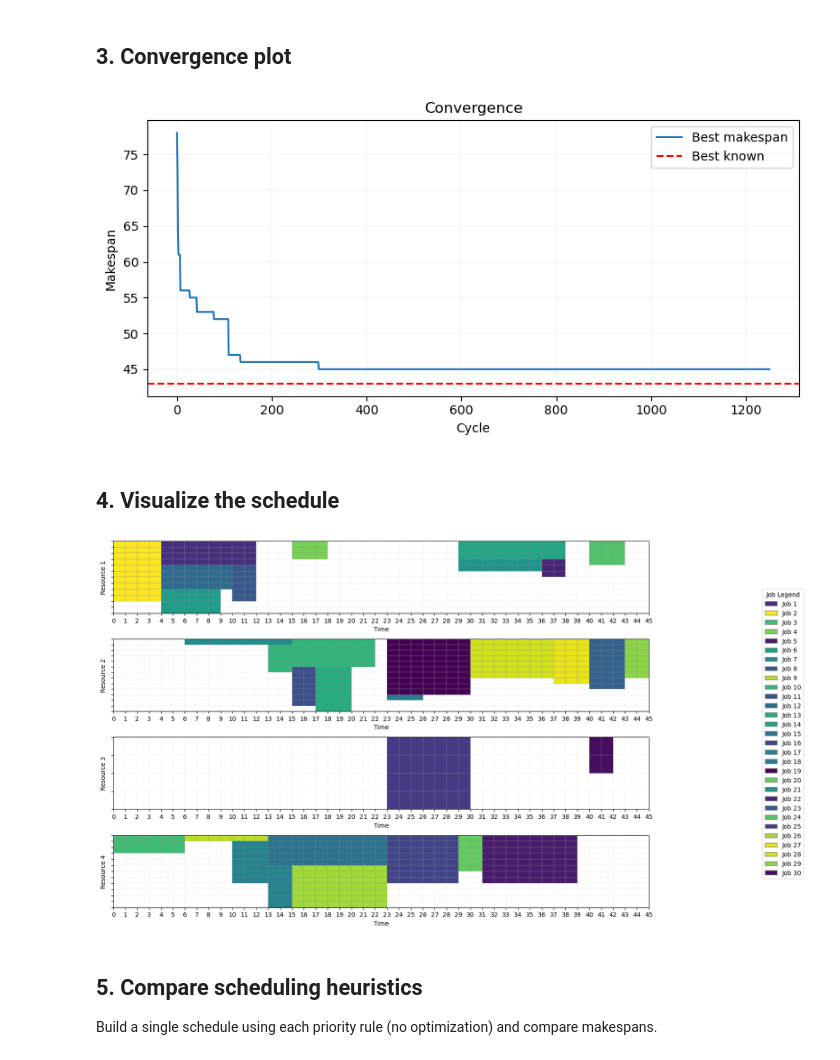
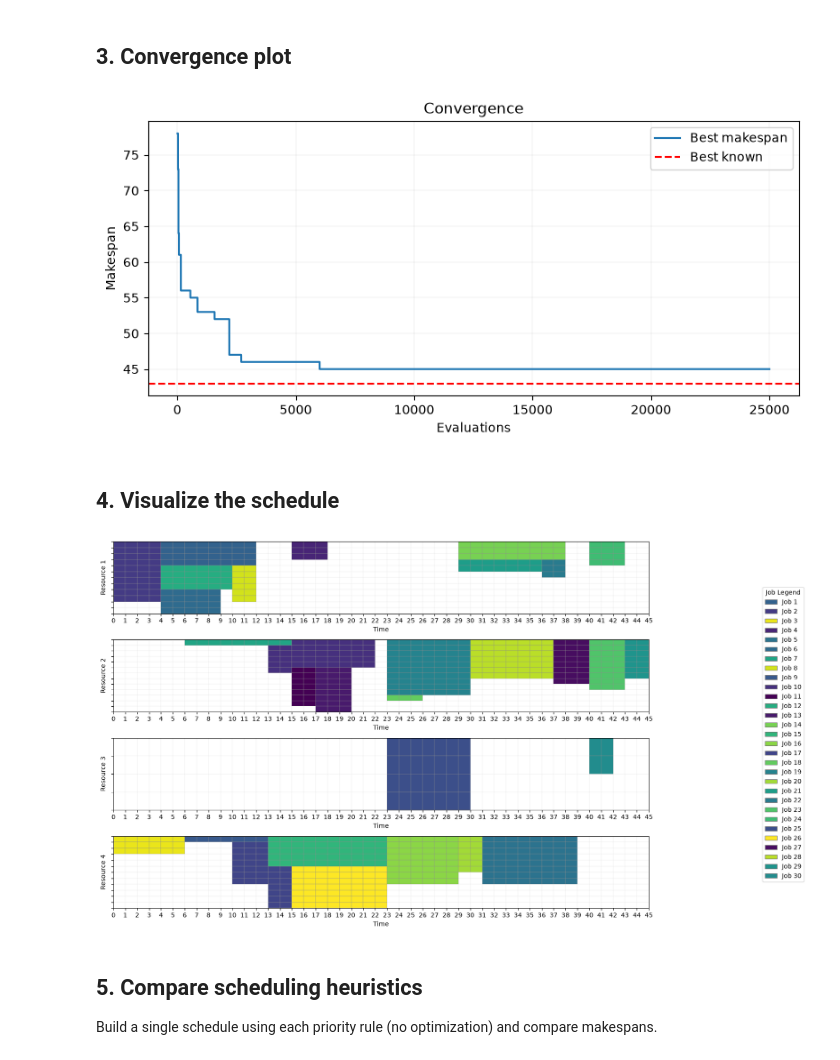
Before and after one commit to Pablof27/swarm-intelligence, a Jupyter notebook: Example.ipynb, the cells around one changed output. Saved outputs shown, nothing was run; the diff lists cells and outputs as text; code cells hidden in the pictures.

Commit message:
Refactor optimizer to ask/tell interface

```diff
--- a/Example.ipynb
+++ b/Example.ipynb
@@ -26,16 +28,20 @@ Best known makespan: 43
 # %%
-result = ABC(
-    problem,
+optimizer = ABC(
+    RCPSPOperators(problem, heuristics_rate=0.0, sampling_rate=15),
     population_size=10,
     limit=100,
-    max_evaluations=25000,
-    heuristics_rate=0.0,
-    sampling_rate=15,
     seed=42,
-).optimize()
+)
 
-print(f"Best makespan: {result.best_makespan}  (best known: {problem.best_known})")
-print(f"Evaluations used: {result.n_evaluations}")
+evaluations, makespans = [], []
+while optimizer.n_evaluations < 25000 and optimizer.best_fitness > problem.best_known:
+    schedules = optimizer.ask()
+    optimizer.tell([s.get_makespan() for s in schedules])
+    evaluations.append(optimizer.n_evaluations)
+    makespans.append(optimizer.best_fitness)
+
+print(f"Best makespan: {optimizer.best.get_makespan()}  (best known: {problem.best_known})")
+print(f"Evaluations used: {optimizer.n_evaluations}")
 # %% [output]
 Best makespan: 45  (best known: 43)
 Evaluations used: 25000
@@ -44,12 +50,10 @@ Evaluations used: 25000
 # %%
 import matplotlib.pyplot as plt
 
-makespans = [s.get_makespan() for s in result.history]
-
 plt.figure(figsize=(8, 4))
-plt.plot(makespans, label="Best makespan")
+plt.plot(evaluations, makespans, label="Best makespan")
 plt.axhline(y=problem.best_known, color="r", linestyle="--", label="Best known")
-plt.xlabel("Cycle")
+plt.xlabel("Evaluations")
 plt.ylabel("Makespan")
 plt.title("Convergence")
 plt.legend()
@@ -57,13 +61,13 @@ plt.grid(True, linewidth=0.25, alpha=0.5)
 plt.tight_layout()
 plt.show()
 # %% [output]
-[figure, old version]
+[figure, new version]
 # %% [markdown]
 ## 4. Visualize the schedule
 # %%
-result.best_solution.plot()
+optimizer.best.plot()
 # %% [output]
-[figure, old version]
+[figure, new version]
 # %% [markdown]
 ## 5. Compare scheduling heuristics
 
```
Also changed, not shown: parts of 3 cells of this notebook, 4 other files.
